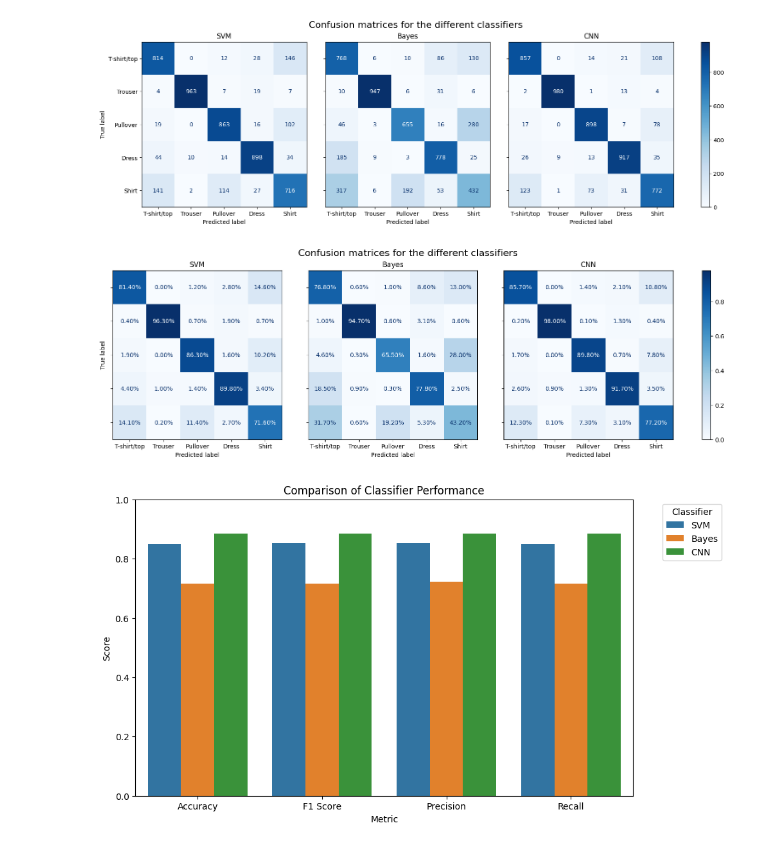
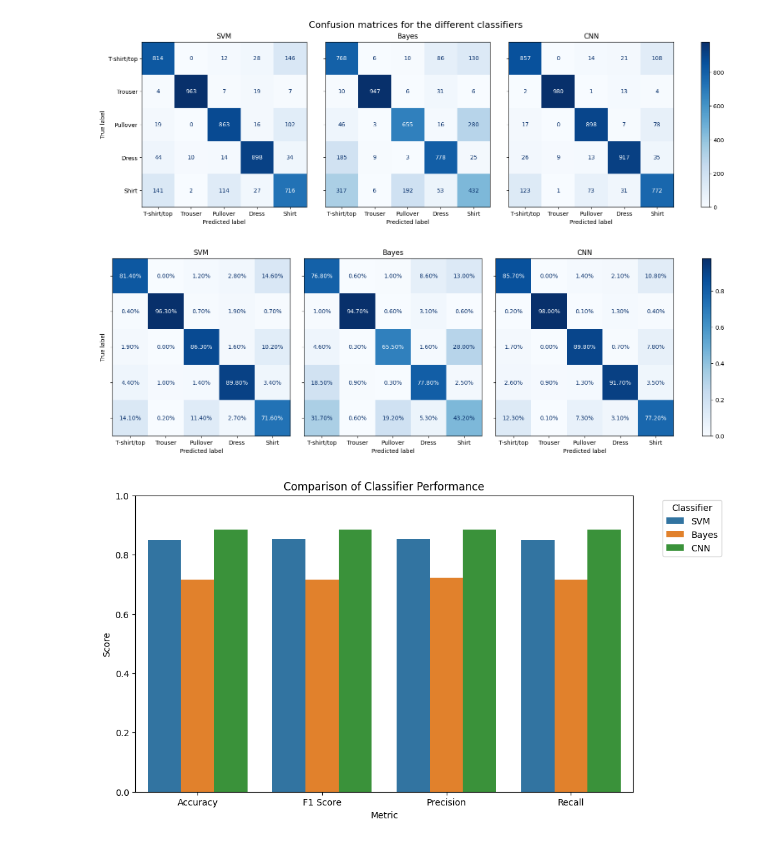
Before and after one commit to AnnaMariaGnat/ML_Project, a Jupyter notebook: Notebooks/06-Testing/Final_testing.ipynb, the cells around one changed output. Drawn from its saved outputs; the diff is of its cells as text; code cells hidden in the pictures.

Commit message:
Plots

```diff
--- a/Notebooks/06-Testing/Final_testing.ipynb
+++ b/Notebooks/06-Testing/Final_testing.ipynb
@@ -217,39 +217,34 @@ plt.show()
 # %%
 # Calculate confusion matrices with normalization
 cm_svm = confusion_matrix(y_test, svm_predictions, normalize='true')
 cm_bayes = confusion_matrix(y_test, bayes_predictions, normalize='true')
 cm_cnn = confusion_matrix(y_test, cnn_predictions, normalize='true')
 
-# Create ConfusionMatrixDisplay from the confusion matrices
 disp_svm = ConfusionMatrixDisplay(confusion_matrix=cm_svm, display_labels=target_names)
 disp_bayes = ConfusionMatrixDisplay(confusion_matrix=cm_bayes, display_labels=target_names)
 disp_cnn = ConfusionMatrixDisplay(confusion_matrix=cm_cnn, display_labels=target_names)
 
 # Plot all the confusion matrices
 fig, ax = plt.subplots(1, 3, figsize=(15, 5), sharex=True, sharey=True, constrained_layout=True)
 
 disp_svm.plot(cmap='Blues', ax=ax[0], colorbar=False, values_format='.2%')
 disp_bayes.plot(cmap='Blues', ax=ax[1], colorbar=False, values_format='.2%')
 im = disp_cnn.plot(cmap='Blues', ax=ax[2], colorbar=False, values_format='.2%').im_
 
 ax[0].set_title('SVM')
 ax[1].set_title('Bayes')
 ax[2].set_title('CNN')
 
-# Adjusting the labels and titles
 for axes in ax[1:]:
     axes.set_yticklabels([])
     axes.set_ylabel('')
 
 fig.colorbar(im, ax=ax, orientation='vertical')
 
-fig.suptitle('Confusion matrices for the different classifiers', fontsize=16)
-
-# Save and show the figure
 plt.savefig(os.path.join(exported_data_path, 'Confusion_matrices_percentages.png'), dpi=500)
 plt.show()
 # %% [output]
-[figure, old version]
+[figure, new version]
 # %%
 # Performance metrics for the different classifiers
 svm_accuracy = accuracy_score(y_test, svm_predictions)
```
Also changed, not shown: 1 other file.
